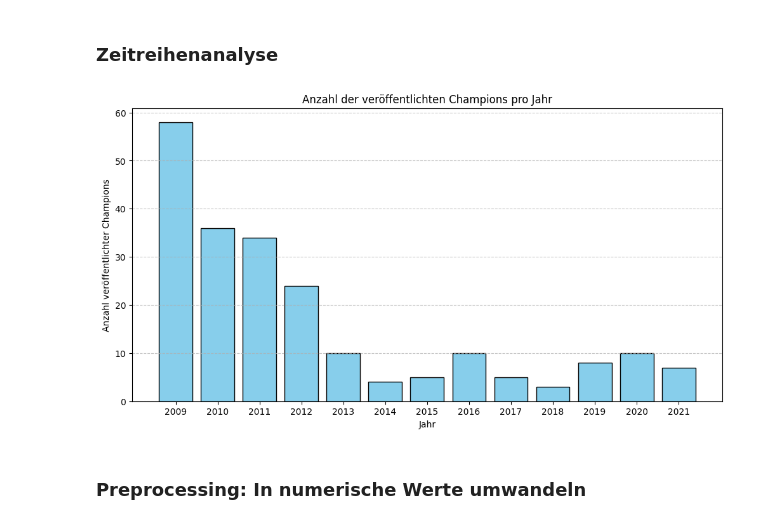
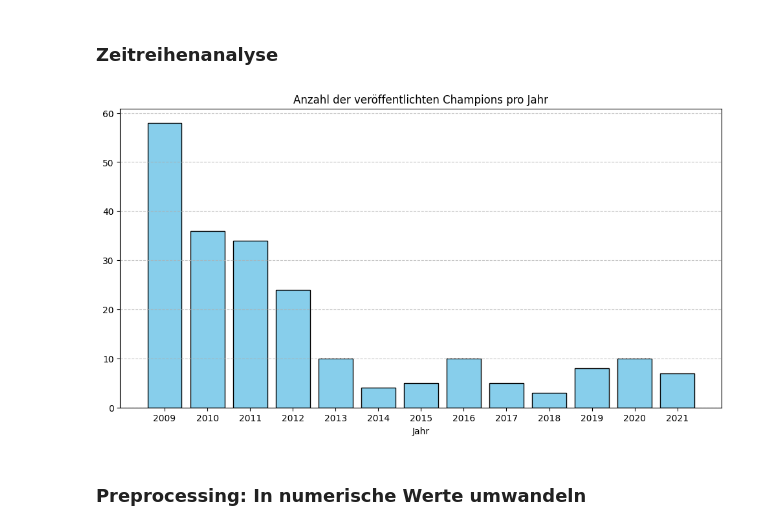
Before and after one commit to Maxtr2004/Data-Mining-Project, a Jupyter notebook: DataMiningProject-Notebook.ipynb, the cells around one changed output. Saved outputs shown, nothing was run; the diff lists cells and outputs as text; code cells hidden in the pictures.

```diff
--- a/DataMiningProject-Notebook.ipynb
+++ b/DataMiningProject-Notebook.ipynb
@@ -85,6 +85,7 @@ df_basic.head()
 # Verbunden werden die Datensätze durch den gemeinsamen Schlüssel des Champion-Namens
 # Dabei wollen wir zum ersten Datensatz die Informationen bezüglich Veröffenlichungsdatum hinzufügen
 
+df_basic = pd.read_csv('200125_LoL_champion_data.csv')
 # Spaltennamen für Konsistenz anpassen
 df_basic.rename(columns={'apiname': 'Name'}, inplace=True)
 
@@ -168,15 +169,15 @@ class_counts = df.groupby(['release_year', 'Class']).size().unstack()
 # %%
 # Anzahl veröffentlichter Champions pro Jahr
 plt.figure(figsize=(12, 6))
 plt.bar(release_counts.index, release_counts.values, color='skyblue', edgecolor='black')
 plt.xlabel("Jahr")
-plt.ylabel("Anzahl veröffentlichter Champions")
+plt.ylabel("")
 plt.title("Anzahl der veröffentlichten Champions pro Jahr")
 plt.xticks(release_counts.index)
 plt.grid(axis='y', linestyle='--', alpha=0.7)
 plt.show()
 # %% [output]
-[figure, old version]
+[figure, new version]
 # %% [markdown]
 ### Preprocessing: In numerische Werte umwandeln
 # %%
```
Also changed, not shown: parts of 45 cells of this notebook, 2 other files.
